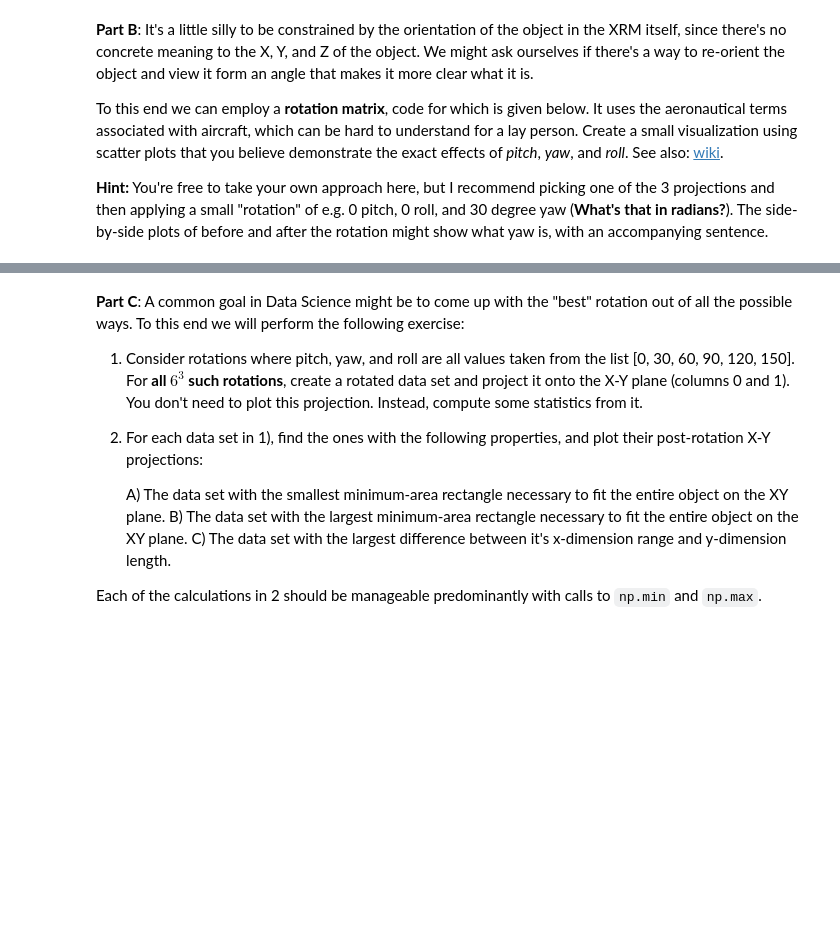
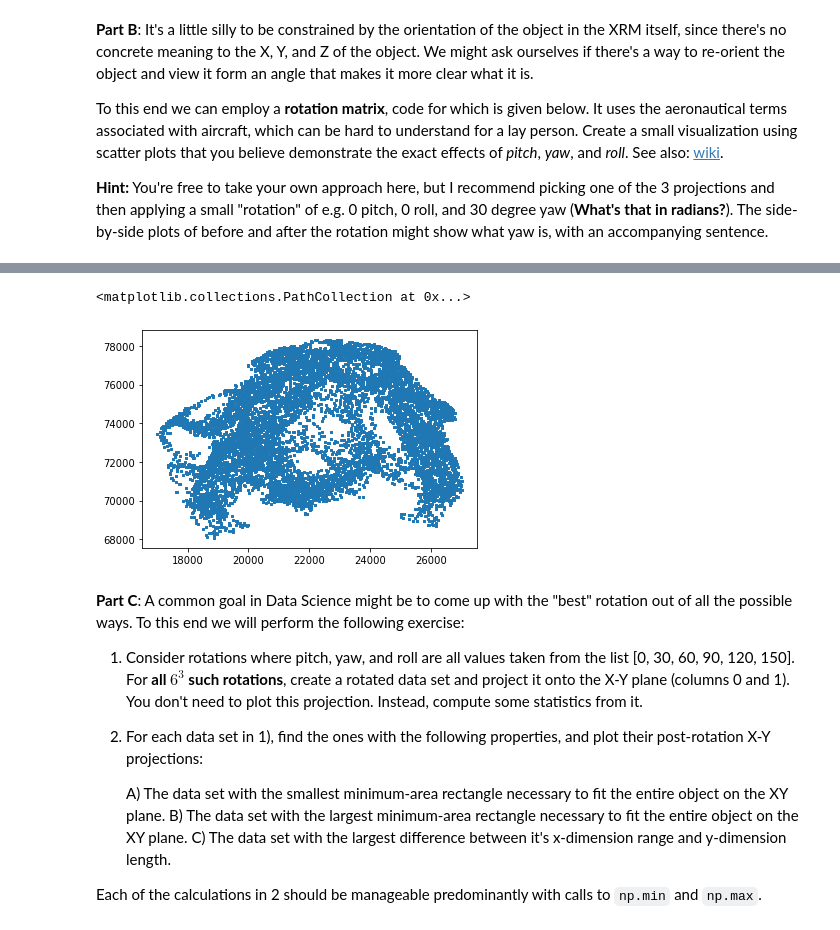
Before and after one commit to haha5751/4022, a Jupyter notebook: CSCI4022_S22_HW1.ipynb, the cells around one changed output, grey strips where cells are left out. Saved outputs shown, nothing was run; the diff lists cells and outputs as text; code cells hidden in the pictures; blank space fills up the shorter version.

```diff
--- a/CSCI4022_S22_HW1.ipynb
+++ b/CSCI4022_S22_HW1.ipynb
@@ -124,3 +146,9 @@ plt.scatter(rotated[:,0],rotated[:,1], 5, marker=',')
+# %%
+roll = rotate(mat, 0, 0, 30 * np.pi / 180)
+plt.scatter(roll[:, 0], roll[:, 1], 5, marker = ',')
+# %% [output]
+<matplotlib.collections.PathCollection at 0x...>
+[figure, added]
 # %% [markdown]
 **Part C**:  A common goal in Data Science might be to come up with the "best" rotation out of all the possible ways.  To this end we will perform the following exercise:
 
```
Also changed, not shown: parts of 9 cells of this notebook, 1 other file.
